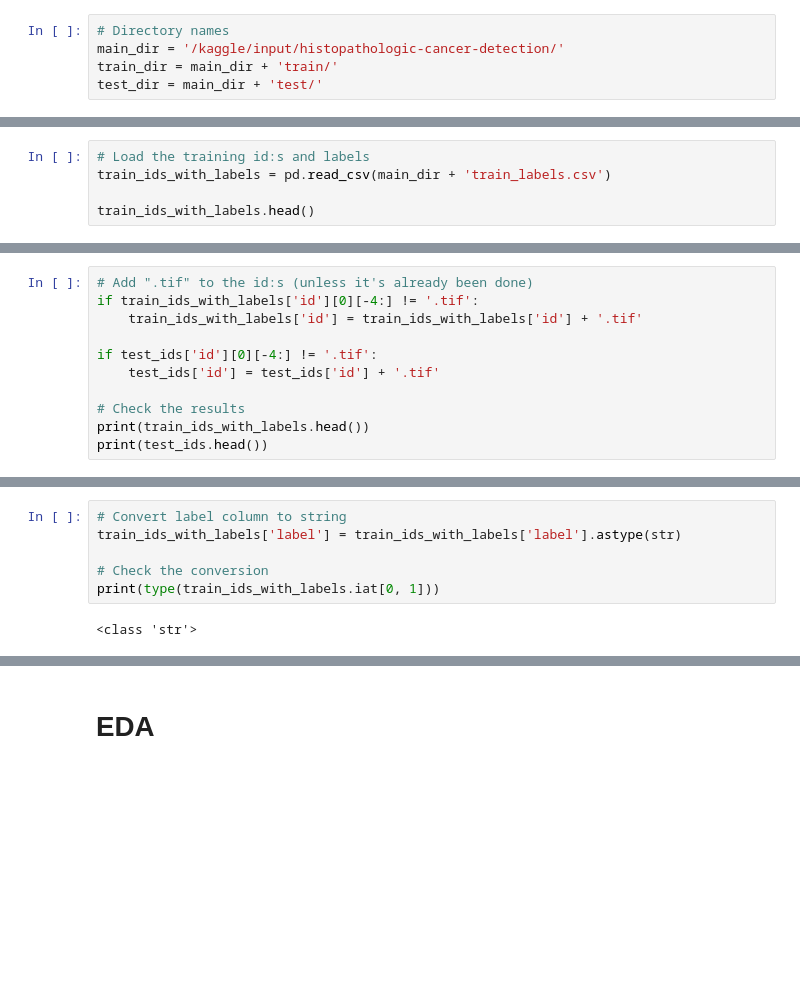
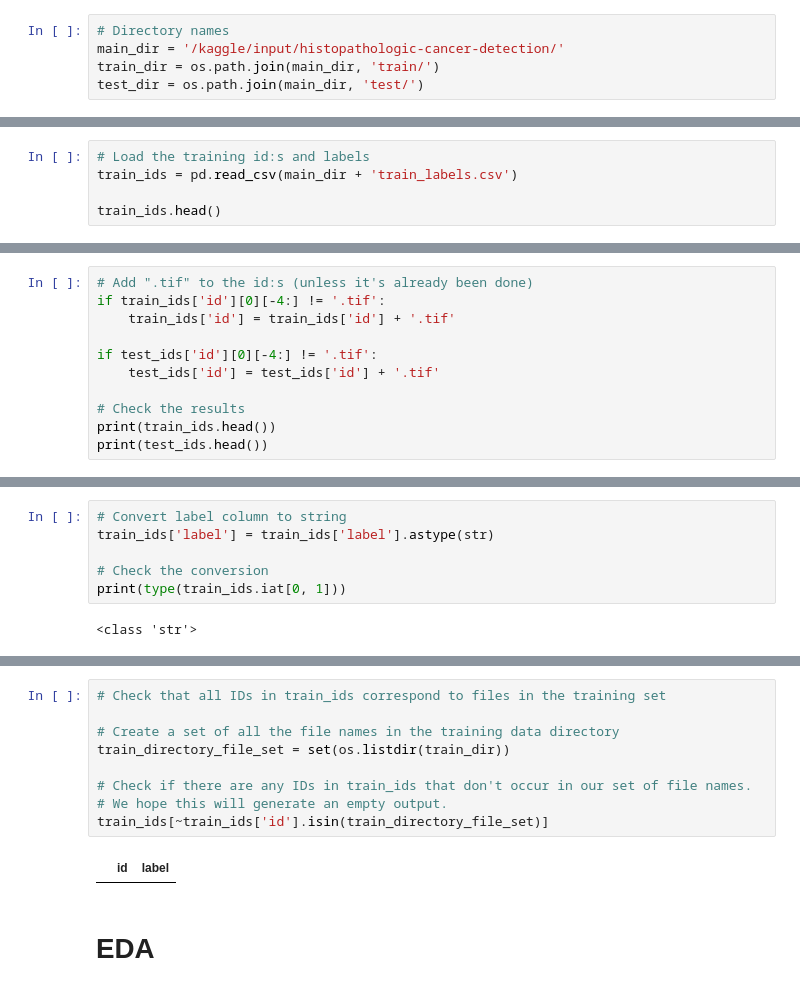
Before and after one commit to OlaKlingberg/Cancer-Detection, a Jupyter notebook: dtsa-5511-m3-cnn-cancer-detection.ipynb, the cells around one changed output, grey strips where cells are left out. Cells and saved outputs as stored; diff of their text form; blank space fills up the shorter version.

```diff
--- a/dtsa-5511-m3-cnn-cancer-detection.ipynb
+++ b/dtsa-5511-m3-cnn-cancer-detection.ipynb
@@ -46,15 +46,15 @@ os.environ['TF_CPP_MIN_LOG_LEVEL'] = '2'
 # %%
 # Directory names
 main_dir = '/kaggle/input/histopathologic-cancer-detection/'
-train_dir = main_dir + 'train/'
-test_dir = main_dir + 'test/'
+train_dir = os.path.join(main_dir, 'train/')
+test_dir = os.path.join(main_dir, 'test/')
 # %% [markdown]
 # **Data**
 # %%
 # Load the training id:s and labels
-train_ids_with_labels = pd.read_csv(main_dir + 'train_labels.csv')
+train_ids = pd.read_csv(main_dir + 'train_labels.csv')
 
-train_ids_with_labels.head()
+train_ids.head()
 # %% [output]
 |  | id | label |
 | 0 | f38a6374c348f90b587e046aac6079959... | 0 |
@@ -83,14 +91,14 @@ plt.show()
 [figure]
 # %%
 # Add ".tif" to the id:s (unless it's already been done)
-if train_ids_with_labels['id'][0][-4:] != '.tif':
-    train_ids_with_labels['id'] = train_ids_with_labels['id'] + '.tif'
+if train_ids['id'][0][-4:] != '.tif':
+    train_ids['id'] = train_ids['id'] + '.tif'
 
 if test_ids['id'][0][-4:] != '.tif':
     test_ids['id'] = test_ids['id'] + '.tif'
 
 # Check the results
-print(train_ids_with_labels.head())
+print(train_ids.head())
 print(test_ids.head())
 # %% [output]
                                              id  label
@@ -107,9 +115,9 @@ print(test_ids.head())
 4  145782eb7caa1c516acbe2eda34d9a3f31c41fd6.tif      0
 # %%
 # Convert label column to string
-train_ids_with_labels['label'] = train_ids_with_labels['label'].astype(str)
+train_ids['label'] = train_ids['label'].astype(str)
 
 # Check the conversion
-print(type(train_ids_with_labels.iat[0, 1]))
+print(type(train_ids.iat[0, 1]))
 # %% [output]
 <class 'str'>
@@ -116,3 +133,14 @@ print(type(train_ids_with_labels.iat[0, 1]))
+# %%
+# Check that all IDs in train_ids correspond to files in the training set
+
+# Create a set of all the file names in the training data directory
+train_directory_file_set = set(os.listdir(train_dir))
+
+# Check if there are any IDs in train_ids that don't occur in our set of file names.
+# We hope this will generate an empty output.
+train_ids[~train_ids['id'].isin(train_directory_file_set)]
+# %% [output]
+|  | id | label |
 # %% [markdown]
 # **EDA**
 # %% [markdown]
```
Also changed, not shown: parts of 14 cells of this notebook.
